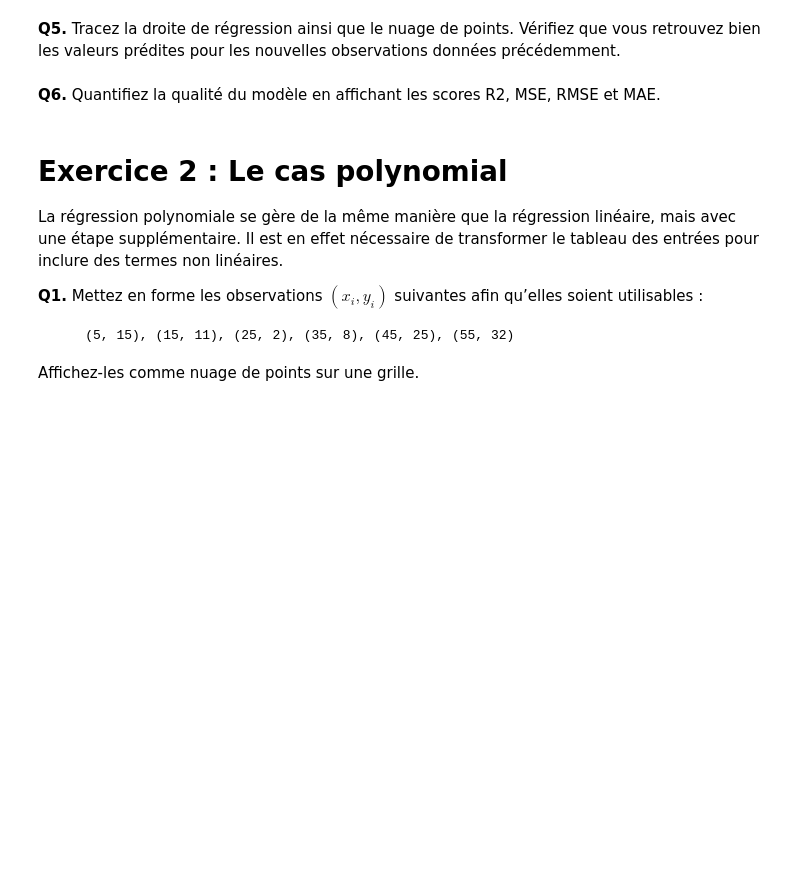
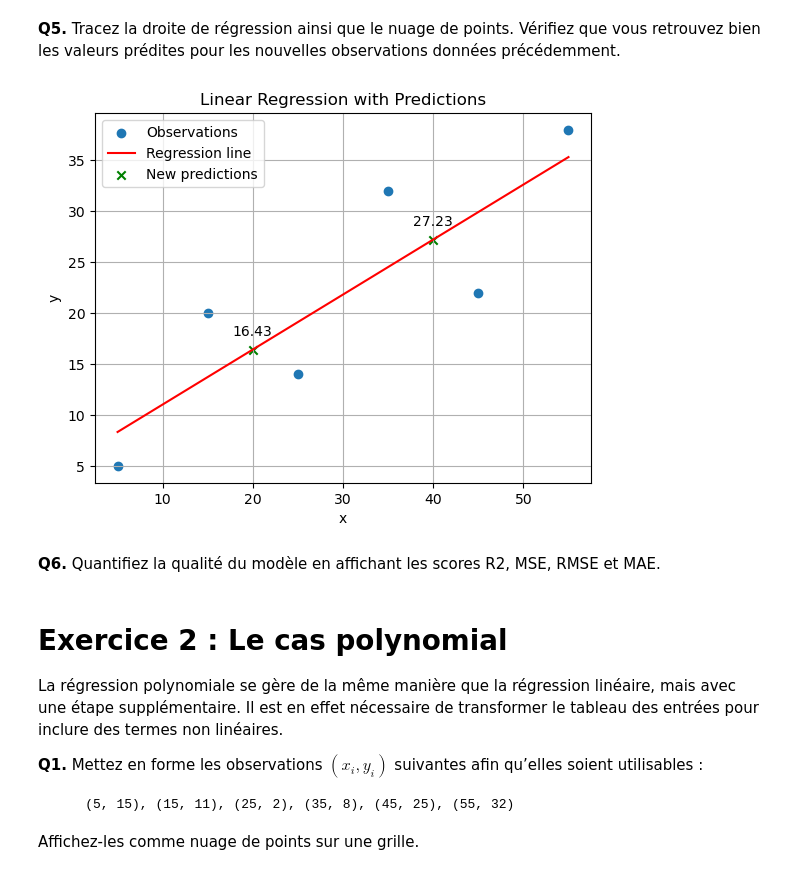
Before and after one commit to linventif/tp-data-science, a Jupyter notebook: tp05/tp_mm05_template.ipynb, the cells around one changed output. Saved outputs shown, nothing was run; the diff lists cells and outputs as text; code cells hidden in the pictures; blank space fills up the shorter version.

```diff
--- a/tp05/tp_mm05_template.ipynb
+++ b/tp05/tp_mm05_template.ipynb
@@ -47,5 +118,27 @@ __Q4.__ Puisque nous disposons d’un modèle, effectuons quelques prédictions.
 # %% [markdown]
 __Q5.__ Tracez la droite de régression ainsi que le nuage de points. Vérifiez que vous retrouvez bien les valeurs prédites pour les nouvelles observations données précédemment.
+# %%
+# Plot the original observations as a scatter plot
+plt.scatter(x, y, label='Observations')
+
+# Plot the regression line
+plt.plot(x, y_predicted, color='r', label='Regression line')
+
+# Plot the new observations and their predicted values
+plt.scatter(new_observations, predictions, color='g', marker='x', label='New predictions')
+
+# Annotate the new predictions
+for i, txt in enumerate(predictions):
+  plt.annotate(f'{txt:.2f}', (new_observations[i], predictions[i]), textcoords="offset points", xytext=(0,10), ha='center')
+
+plt.xlabel('x')
+plt.ylabel('y')
+plt.title('Linear Regression with Predictions')
+plt.legend()
+plt.grid(True)
+plt.show()
+# %% [output]
+[figure, added]
 # %% [markdown]
 __Q6.__ Quantifiez la qualité du modèle en affichant les scores R2, MSE, RMSE et MAE.
 # %% [markdown]
```
Also changed, not shown: parts of 18 cells of this notebook, 2 other files.
